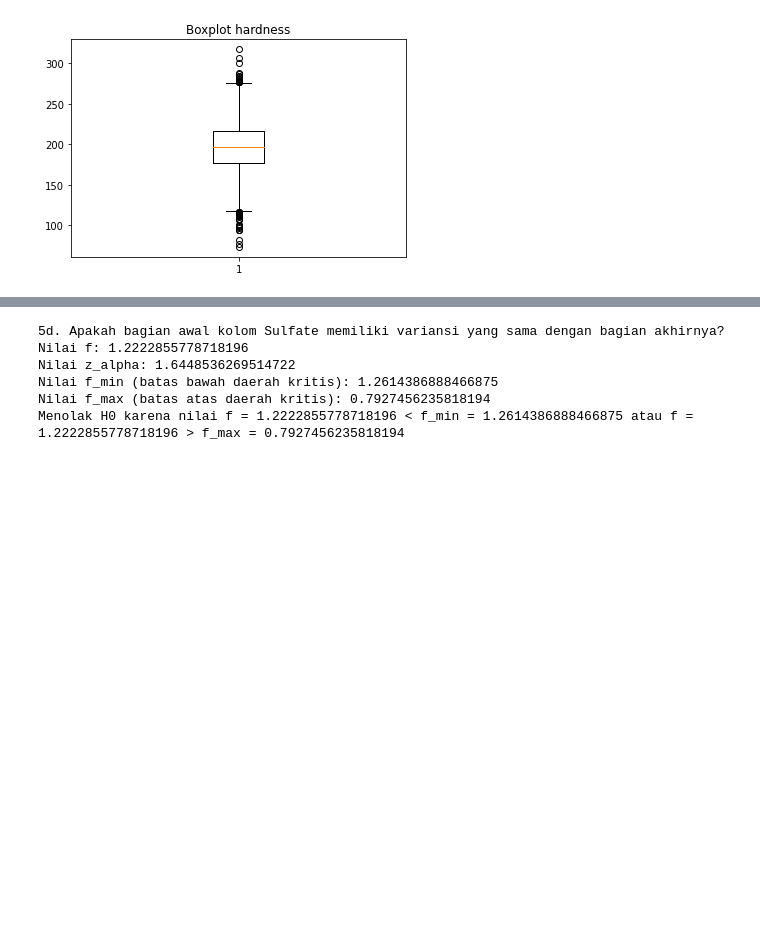
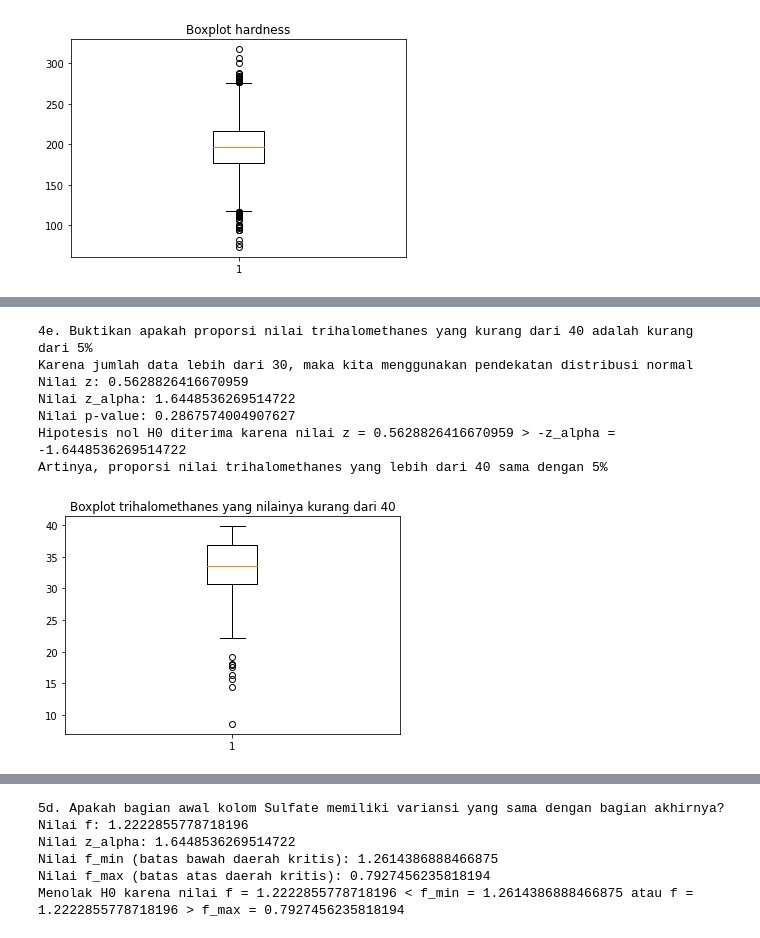
Before and after one commit to LordGedelicious/Tugas-Besar-Probstat-, a Jupyter notebook: main.ipynb, the cells around one changed output, grey strips where cells are left out. Cells and saved outputs as stored; diff of their text form; code cells hidden in the pictures; blank space fills up the shorter version.

```diff
--- a/main.ipynb
+++ b/main.ipynb
@@ -475,6 +501,10 @@ alpha = 0.05
 # p_value = 2P(X >= x, p=p0) untuk x > n * p0
 # Untuk n bernilai besar, dapat digunakan aproksimasi Z_score dengan pendekatan binomial menuju distribusi normal
 # z_score = (x - n * p0) / sqrt(n * p0 * (1 - p0))
+if (len(trihaloBelow40Data) - 1 > 30):
+    print("Karena jumlah data lebih dari 30, maka kita menggunakan pendekatan distribusi normal")
+else:
+    print("Karena jumlah data kurang dari 30, maka kita menggunakan pendekatan binomial")
 # Untuk H1 p < p0, daerah kritisnya adalah z < -z_(alpha)
 x = len(trihaloBelow40Data['trihalomethanes'])
 n = len(data['trihalomethanes'])
@@ -482,31 +512,40 @@ p0 = 0.05
 
 # Langkah 5 : Hitung nilai uji statistik dari data sample (z-score) dan hitung p-value
 z_score = (x - n * p0) / math.sqrt(n * p0 * (1 - p0))
 z_alpha_score = st.norm.ppf(1 - alpha)
 if z_score > 0:
     p_value = st.norm.sf(z_score)
 else:
     p_value = st.norm.cdf(z_score)
 
 print("Nilai z: {z}".format(z=z_score))
 print("Nilai z_alpha: {z_alpha}".format(z_alpha=z_alpha_score))
 print("Nilai p-value: {p_value}".format(p_value=p_value))
 
 # Langkah 6 : Pengambilan keputusan
 if z_score < -1 * z_alpha_score:
     if p_value > alpha:
         print("Hipotesis nol H0 gagal ditolak")
         print("Karena meskipun nilai z = {z} < -z_alpha = {z_alpha}, nilai p-value = {p_value} > alpha = {alpha}".format(z=z_score, z_alpha=-1*z_alpha_score, p_value=p_value, alpha=alpha))
     else:
         print("Hipotesis nol H0 ditolak dan mengambil hipotesis alternatif H1")
         print("Karena nilai z = {z} < -z_alpha = {z_alpha} dan nilai p-value = {p_value} < alpha = {alpha}".format(z=z_score, z_alpha=-1*z_alpha_score, p_value=p_value, alpha=alpha))
         print("Artinya, proporsi nilai trihalomethanes yang lebih dari 40 kurang dari 5%")
 else:
     print("Hipotesis nol H0 diterima karena nilai z = {z} > -z_alpha = {z_alpha}".format(z=z_score, z_alpha=-1*z_alpha_score))
     print("Artinya, proporsi nilai trihalomethanes yang lebih dari 40 sama dengan 5%")
 
 # Penampilan Boxplot
 plt.boxplot(trihaloBelow40Data['trihalomethanes'])
 plt.title("Boxplot trihalomethanes yang nilainya kurang dari 40")
 plt.show()
+# %% [output]
+4e. Buktikan apakah proporsi nilai trihalomethanes yang kurang dari 40 adalah kurang dari 5%
+Karena jumlah data lebih dari 30, maka kita menggunakan pendekatan distribusi normal
+Nilai z: 0.5628826416670959
+Nilai z_alpha: 1.6448536269514722
+Nilai p-value: 0.2867574004907627
+Hipotesis nol H0 diterima karena nilai z = 0.5628826416670959 > -z_alpha = -1.6448536269514722
+Artinya, proporsi nilai trihalomethanes yang lebih dari 40 sama dengan 5%
+[figure, added]
 # %% [markdown]
```
Also changed, not shown: parts of 11 cells of this notebook.
